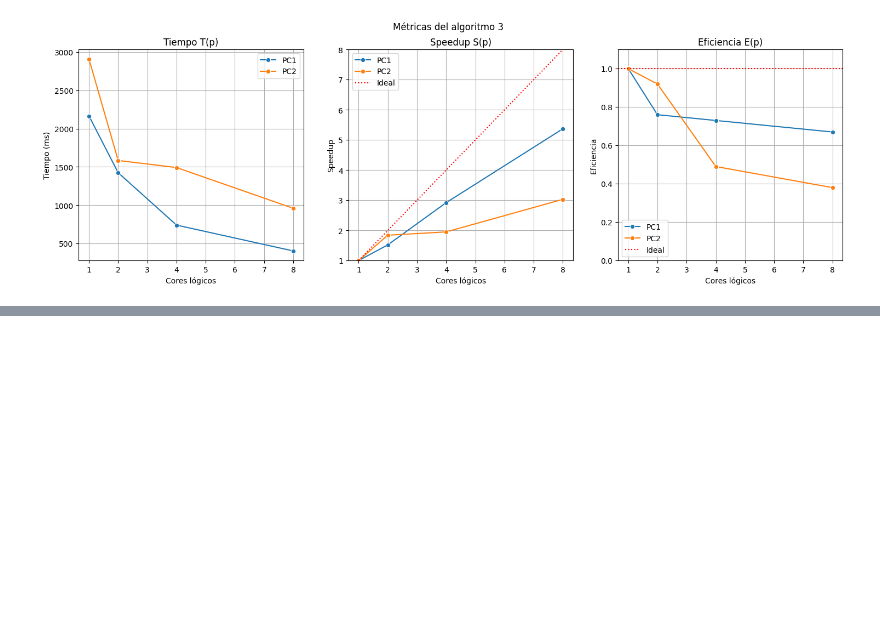
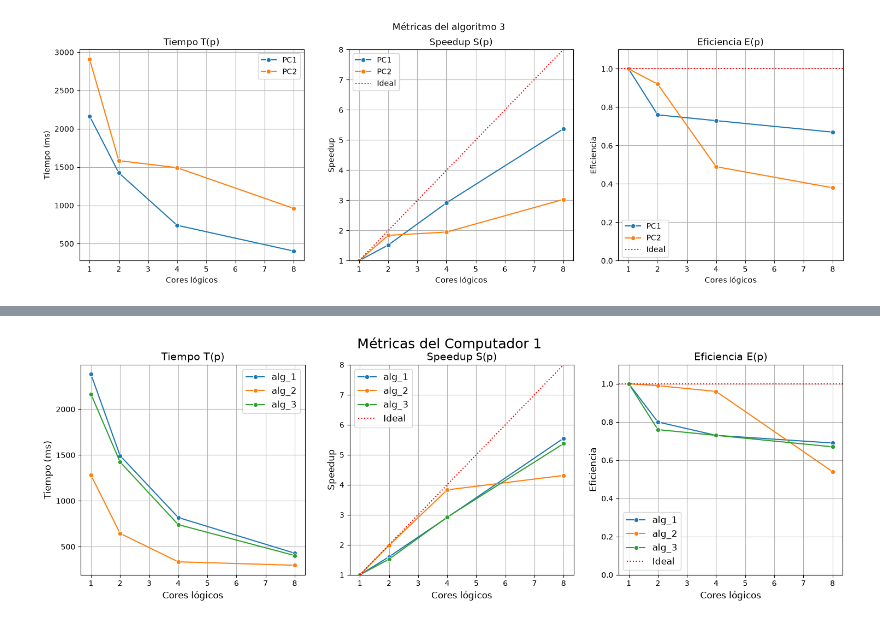
Before and after one commit to Jimenez73/alg_paralelos, a Jupyter notebook: tarea_2/graphs.ipynb, the cells around one changed output, grey strips where cells are left out. Drawn from its saved outputs; the diff is of its cells as text; code cells hidden in the pictures; blank space fills up the shorter version.

```diff
--- a/tarea_2/graphs.ipynb
+++ b/tarea_2/graphs.ipynb
@@ -300,0 +303,7 @@ plt.show()
+# %%
+df_1["Algoritmo"] = "alg_1"
+df_best["Algoritmo"] = "alg_2"
+df_3["Algoritmo"] = "alg_3"
+
+df_all = pd.concat([df_1, df_best, df_3])
+df_all
@@ -300,0 +368,8 @@ plt.show()
+# %%
+graficar_por_pc(
+    df_all[(df_all["N"] == 2048) & (df_all["Computador"] == "PC1")],
+    "Métricas del Computador 1",
+    save=True
+)
+# %% [output]
+[figure, added]
```
Also changed, not shown: parts of 11 cells of this notebook, 20 other files.
